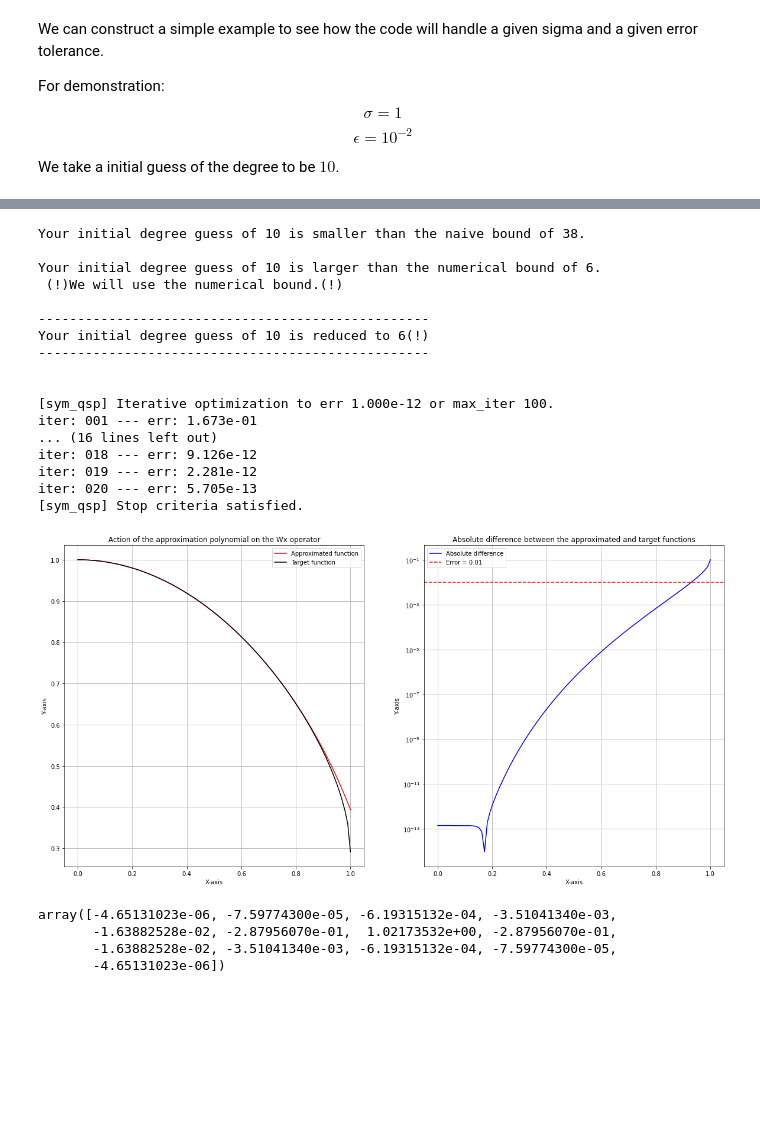
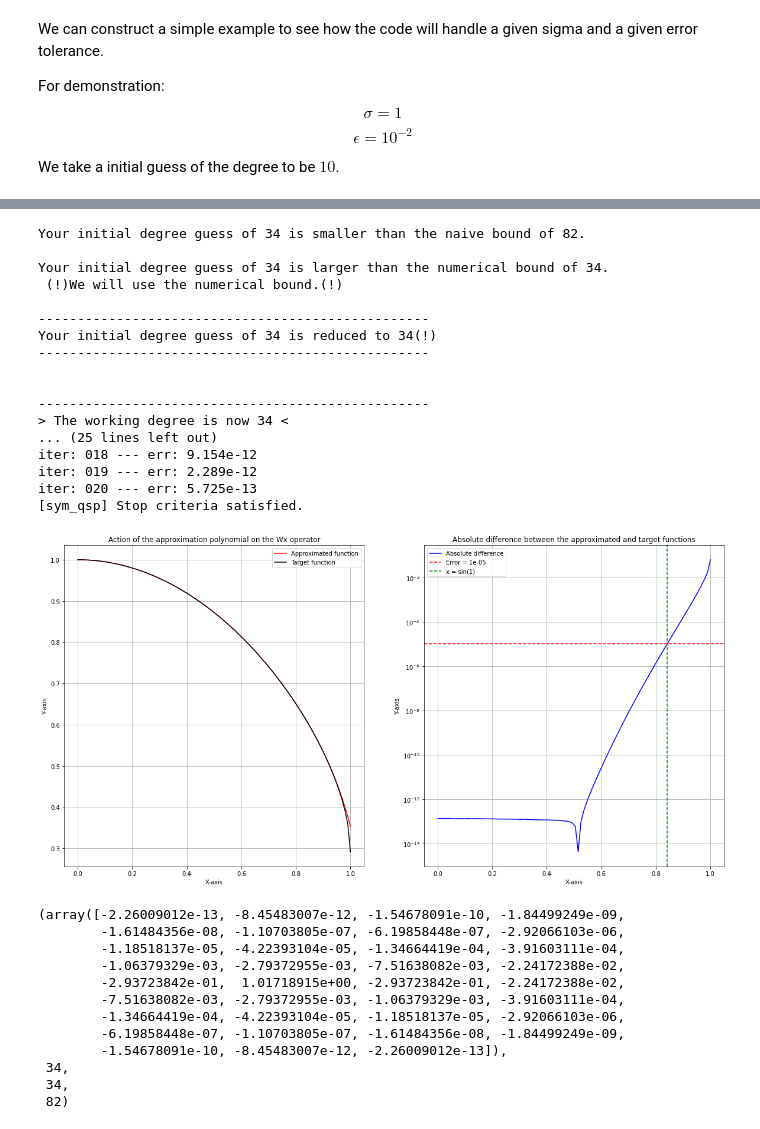
Before and after one commit to ichirokira/RealStatePrep, a Jupyter notebook: coeff_finder.ipynb, the cells around one changed output, grey strips where cells are left out. Drawn from its saved outputs; the diff is of its cells as text; code cells hidden in the pictures; blank space fills up the shorter version.

```diff
--- a/coeff_finder.ipynb
+++ b/coeff_finder.ipynb
@@ -582,7 +643,7 @@ $$ \epsilon = 10^{-2}$$
 We take a initial guess of the degree to be $10$.
 # %%
 # Simple degree test for small error and sigma =1
-s, err = 1, 1e-4
+s, err = 1, 1e-5
 X = TargetSeriesCoefficients(sigma=s)
 naive_degree = Alt_DegreeFromError(s, err, 10)
 print(f"Naive degree: {naive_degree}")
@@ -596,29 +676,38 @@ KeyboardInterrupt:
 # %%
-s, err, init_deg = 1, 1e-2, 10
+init_deg = NumericalDegreeFromError(s, err, 10, initial_degree = naive_degree)
+
 GetQSPAngleListAdv(s, init_deg, err, plot=True)
 # %% [output]
-Your initial degree guess of 10 is smaller than the naive bound of 38.
+Your initial degree guess of 34 is smaller than the naive bound of 82.
 
-Your initial degree guess of 10 is larger than the numerical bound of 6.
+Your initial degree guess of 34 is larger than the numerical bound of 34.
  (!)We will use the numerical bound.(!)
 
 --------------------------------------------------
-Your initial degree guess of 10 is reduced to 6(!)
+Your initial degree guess of 34 is reduced to 34(!)
 --------------------------------------------------
 
 
-[sym_qsp] Iterative optimization to err 1.000e-12 or max_iter 100.
-iter: 001 --- err: 1.673e-01
-... (16 lines left out)
-iter: 018 --- err: 9.126e-12
-iter: 019 --- err: 2.281e-12
-iter: 020 --- err: 5.705e-13
+--------------------------------------------------
+> The working degree is now 34 <
+... (25 lines left out)
+iter: 018 --- err: 9.154e-12
+iter: 019 --- err: 2.289e-12
+iter: 020 --- err: 5.725e-13
 [sym_qsp] Stop criteria satisfied.
-[figure, old version]
+[figure, new version]
-array([-4.65131023e-06, -7.59774300e-05, -6.19315132e-04, -3.51041340e-03,
-       -1.63882528e-02, -2.87956070e-01,  1.02173532e+00, -2.87956070e-01,
-       -1.63882528e-02, -3.51041340e-03, -6.19315132e-04, -7.59774300e-05,
-       -4.65131023e-06])
+(array([-2.26009012e-13, -8.45483007e-12, -1.54678091e-10, -1.84499249e-09,
+        -1.61484356e-08, -1.10703805e-07, -6.19858448e-07, -2.92066103e-06,
+        -1.18518137e-05, -4.22393104e-05, -1.34664419e-04, -3.91603111e-04,
+        -1.06379329e-03, -2.79372955e-03, -7.51638082e-03, -2.24172388e-02,
+        -2.93723842e-01,  1.01718915e+00, -2.93723842e-01, -2.24172388e-02,
+        -7.51638082e-03, -2.79372955e-03, -1.06379329e-03, -3.91603111e-04,
+        -1.34664419e-04, -4.22393104e-05, -1.18518137e-05, -2.92066103e-06,
+        -6.19858448e-07, -1.10703805e-07, -1.61484356e-08, -1.84499249e-09,
+        -1.54678091e-10, -8.45483007e-12, -2.26009012e-13]),
+ 34,
+ 34,
+ 82)
 # %%
 def SaveQSPAngleListToFile(sigma: float, init_degree: int, error: float, angle_list: list, filename: str):
     if filename is None or not isinstance(filename, str):
```
Also changed, not shown: parts of 9 cells of this notebook, 1 other file.
